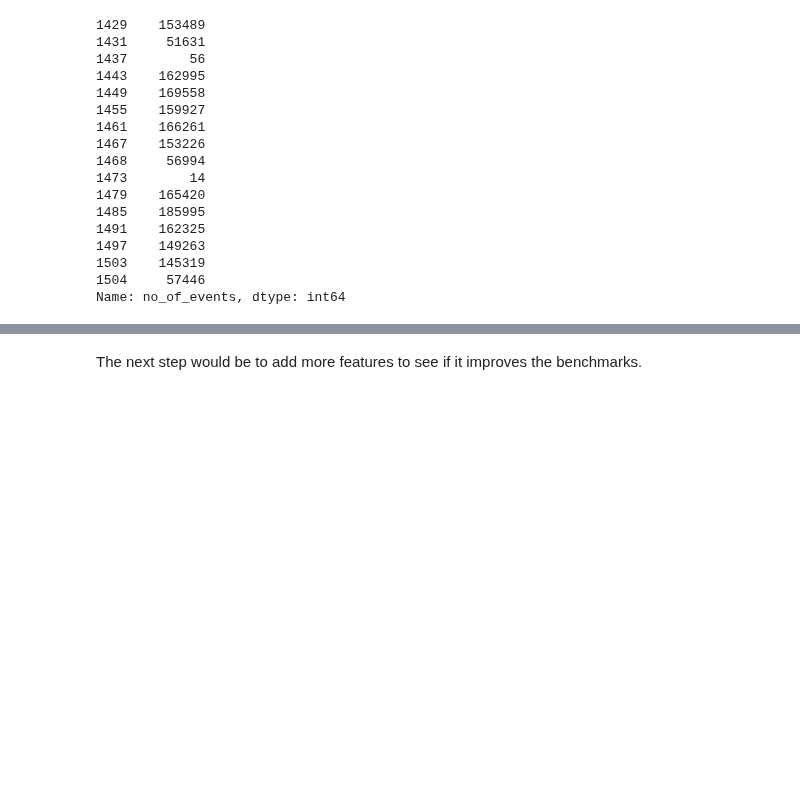
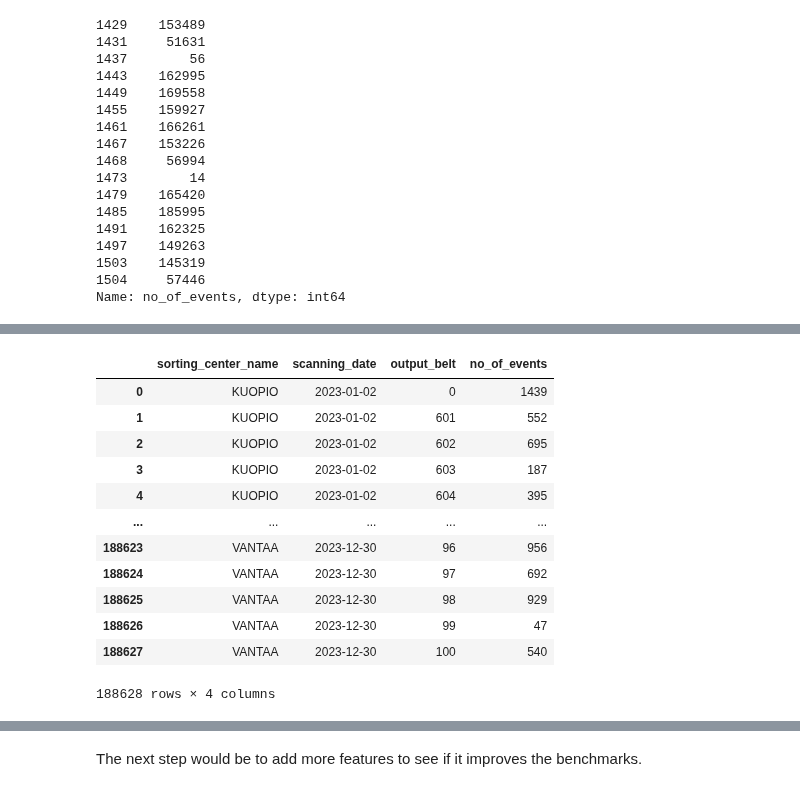
Before and after one commit to 504523tb/CIEM6302-Advanced-Data-Science-for-Traffic-and-Transportation-Engineering-PrimeVision-G1, a Jupyter notebook: notebook_temp_kristian.ipynb, the cells around one changed output, grey strips where cells are left out. Drawn from its saved outputs; the diff is of its cells as text; code cells hidden in the pictures; blank space fills up the shorter version.

```diff
--- a/notebook_temp_kristian.ipynb
+++ b/notebook_temp_kristian.ipynb
@@ -325,2 +283,18 @@ plt.show()
 # %%
-df = df.groupby(['sorting_center_name', 'scanning_date', 'output_belt'], as_index = False)['no_of_events'].sum()
+#add features to the full dataset
+xdf = df.groupby(['sorting_center_name', 'scanning_date', 'output_belt'], as_index = False)['no_of_events'].sum().copy()
+xdf
+# %% [output]
+|  | sorting_center_name | scanning_date | output_belt | no_of_events |
+| 0 | KUOPIO | 2023-01-02 | 0 | 1439 |
+| 1 | KUOPIO | 2023-01-02 | 601 | 552 |
+| 2 | KUOPIO | 2023-01-02 | 602 | 695 |
+| 3 | KUOPIO | 2023-01-02 | 603 | 187 |
+| 4 | KUOPIO | 2023-01-02 | 604 | 395 |
+| ... | ... | ... | ... | ... |
+| 188623 | VANTAA | 2023-12-30 | 96 | 956 |
+| 188624 | VANTAA | 2023-12-30 | 97 | 692 |
+| 188625 | VANTAA | 2023-12-30 | 98 | 929 |
+| 188626 | VANTAA | 2023-12-30 | 99 | 47 |
+| 188627 | VANTAA | 2023-12-30 | 100 | 540 |
+188628 rows × 4 columns
```
Also changed, not shown: parts of 22 cells of this notebook.
